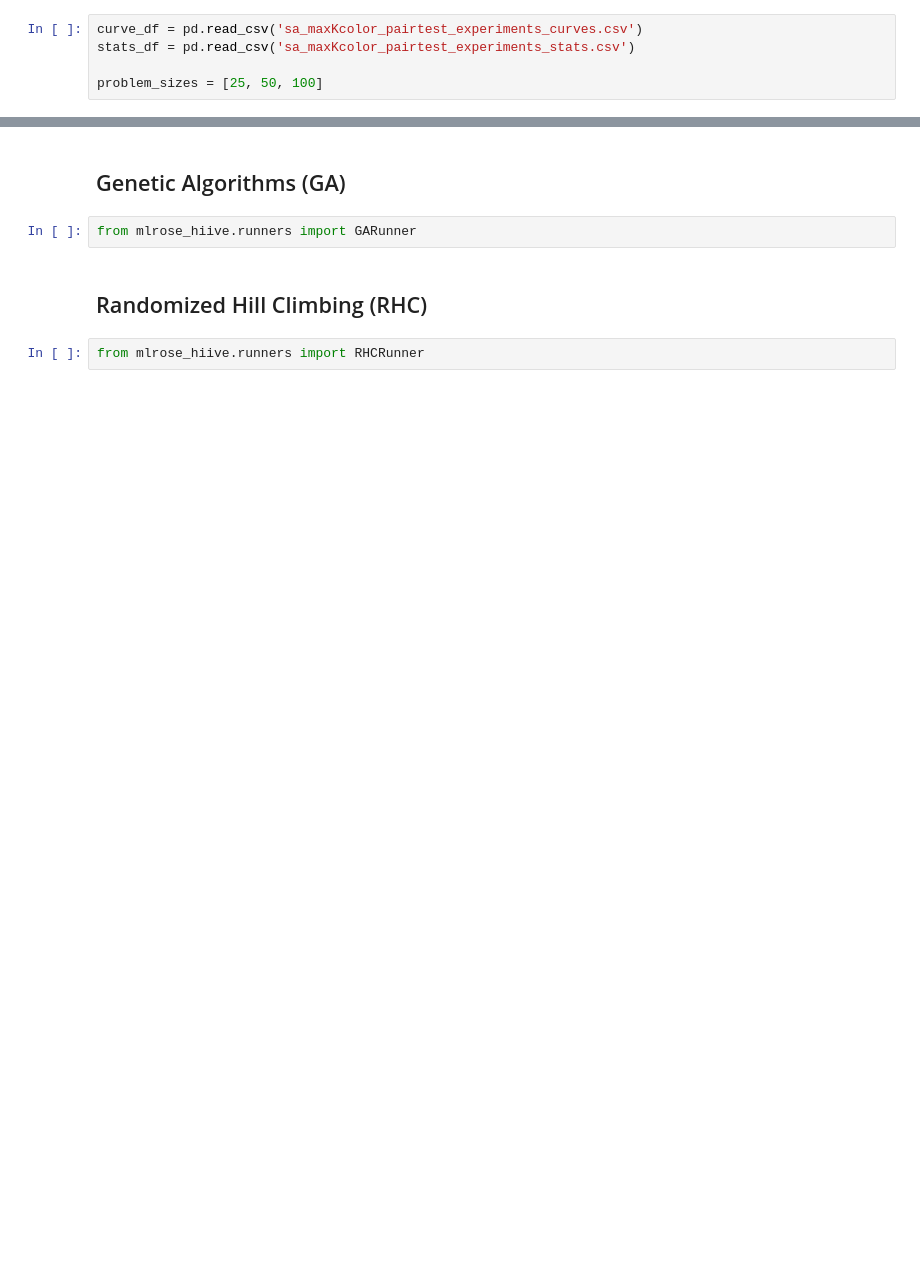
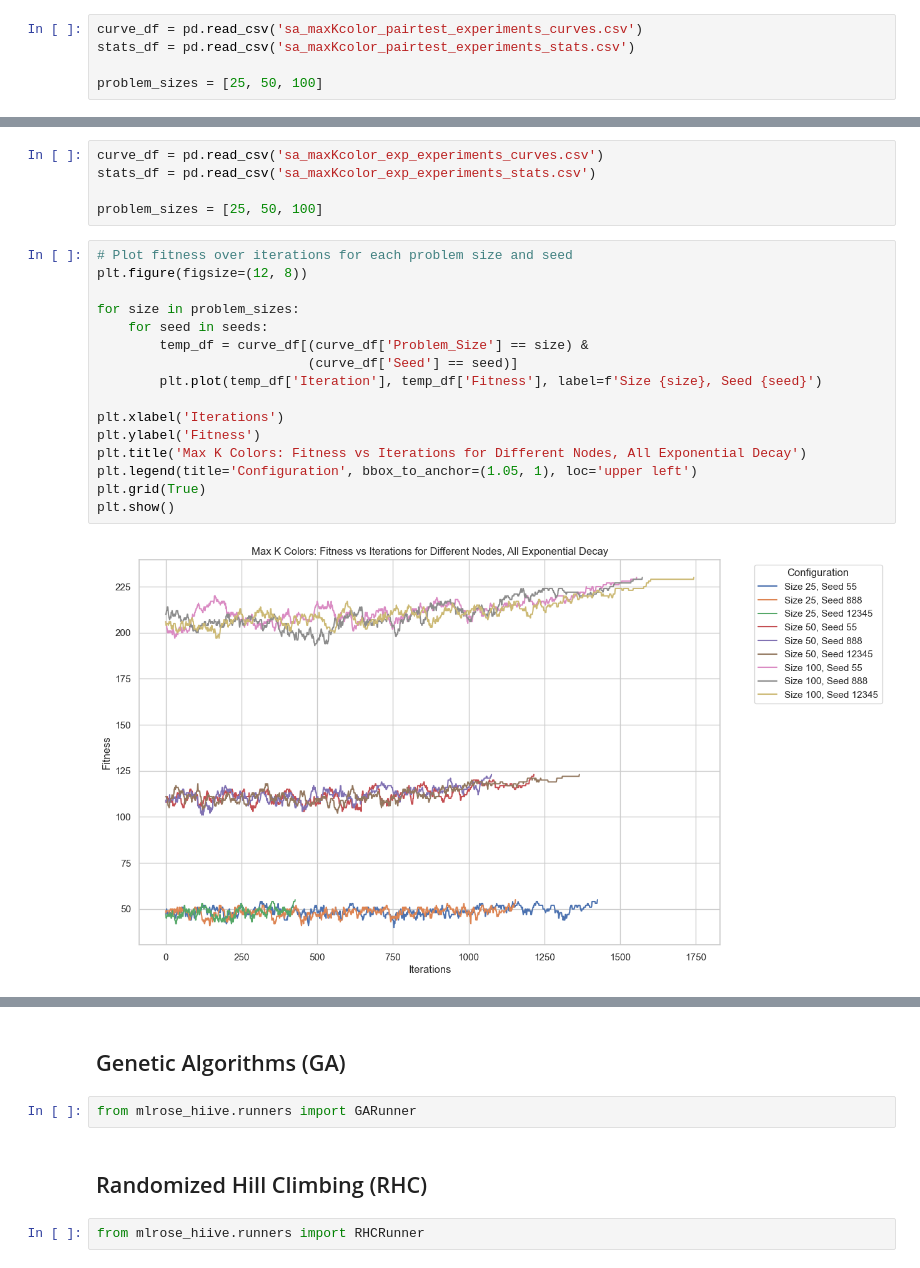
Before and after one commit to melodyyu/cs7641-a2-optimization, a Jupyter notebook: maxKColors_optimization.ipynb, the cells around one changed output, grey strips where cells are left out. Drawn from its saved outputs; the diff is of its cells as text; blank space fills up the shorter version.

```diff
--- a/maxKColors_optimization.ipynb
+++ b/maxKColors_optimization.ipynb
@@ -790,0 +882,23 @@ plt.show()
+# %%
+curve_df = pd.read_csv('sa_maxKcolor_exp_experiments_curves.csv')
+stats_df = pd.read_csv('sa_maxKcolor_exp_experiments_stats.csv')
+
+problem_sizes = [25, 50, 100]
+# %%
+# Plot fitness over iterations for each problem size and seed
+plt.figure(figsize=(12, 8))
+
+for size in problem_sizes:
+    for seed in seeds:
+        temp_df = curve_df[(curve_df['Problem_Size'] == size) &
+                           (curve_df['Seed'] == seed)]
+        plt.plot(temp_df['Iteration'], temp_df['Fitness'], label=f'Size {size}, Seed {seed}')
+
+plt.xlabel('Iterations')
+plt.ylabel('Fitness')
+plt.title('Max K Colors: Fitness vs Iterations for Different Nodes, All Exponential Decay')
+plt.legend(title='Configuration', bbox_to_anchor=(1.05, 1), loc='upper left')
+plt.grid(True)
+plt.show()
+# %% [output]
+[figure, added]
```
Also changed, not shown: parts of 11 cells of this notebook, 4 other files.
